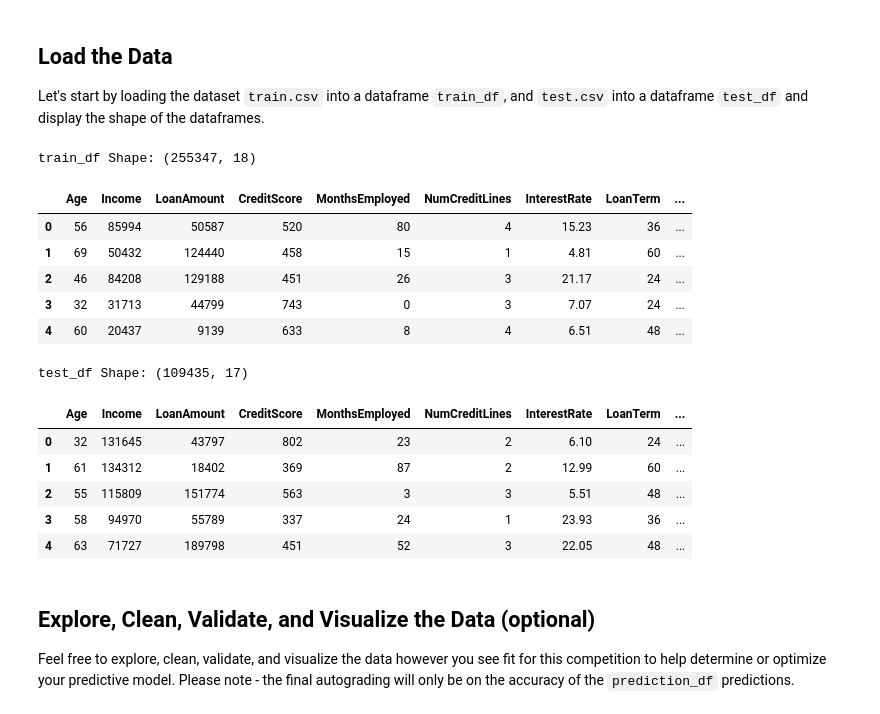
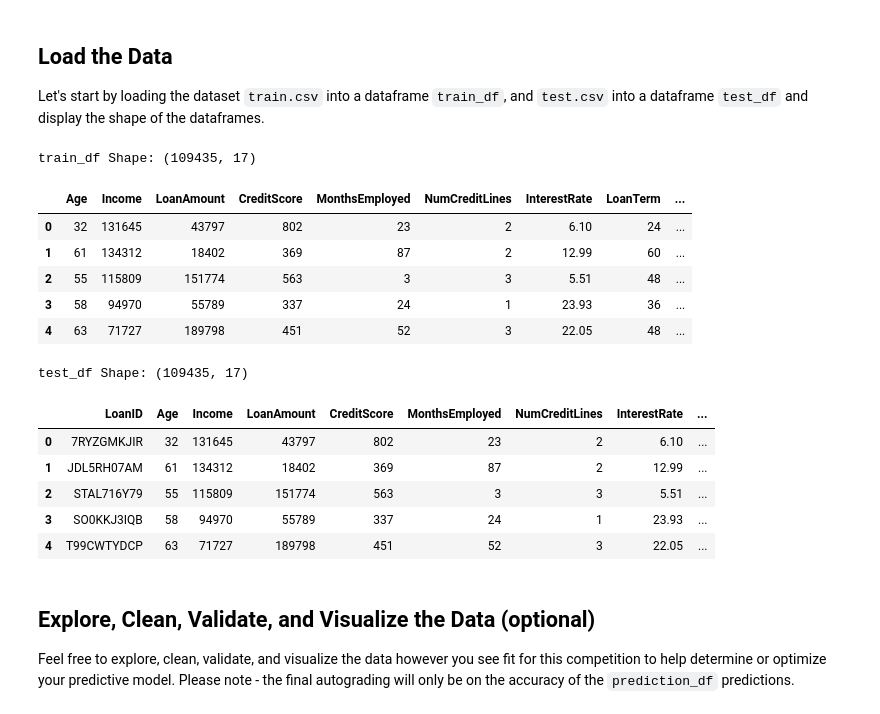
Before and after one commit to Jasman123/Data_Science_Challange, a Jupyter notebook: LoanDefaultPrediction.ipynb, the cells around one changed output. Drawn from its saved outputs; the diff is of its cells as text; code cells hidden in the pictures.

```diff
--- a/LoanDefaultPrediction.ipynb
+++ b/LoanDefaultPrediction.ipynb
@@ -121,31 +121,30 @@ Let's start by loading the dataset `train.csv` into a dataframe `train_df`, and
 test_path = "https://raw.githubusercontent.com/Jasman123/Data_Science_Challange/main/test.csv"
 train_path = "https://raw.githubusercontent.com/Jasman123/Data_Science_Challange/main/train.csv"
 # %%
-train_df = pd.read_csv(train_path)
+train_df = pd.read_csv(test_path)
 print('train_df Shape:', train_df.shape)
 train_df= train_df.drop(['LoanID'], axis=1)
 train_df.head()
 # %% [output]
-train_df Shape: (255347, 18)
+train_df Shape: (109435, 17)
 |  | Age | Income | LoanAmount | CreditScore | MonthsEmployed | NumCreditLines | InterestRate | LoanTerm | ... |
-| 0 | 56 | 85994 | 50587 | 520 | 80 | 4 | 15.23 | 36 | ... |
-| 1 | 69 | 50432 | 124440 | 458 | 15 | 1 | 4.81 | 60 | ... |
-| 2 | 46 | 84208 | 129188 | 451 | 26 | 3 | 21.17 | 24 | ... |
-| 3 | 32 | 31713 | 44799 | 743 | 0 | 3 | 7.07 | 24 | ... |
-| 4 | 60 | 20437 | 9139 | 633 | 8 | 4 | 6.51 | 48 | ... |
+| 0 | 32 | 131645 | 43797 | 802 | 23 | 2 | 6.10 | 24 | ... |
+| 1 | 61 | 134312 | 18402 | 369 | 87 | 2 | 12.99 | 60 | ... |
+| 2 | 55 | 115809 | 151774 | 563 | 3 | 3 | 5.51 | 48 | ... |
+| 3 | 58 | 94970 | 55789 | 337 | 24 | 1 | 23.93 | 36 | ... |
+| 4 | 63 | 71727 | 189798 | 451 | 52 | 3 | 22.05 | 48 | ... |
 # %%
 test_df = pd.read_csv(test_path)
 print('test_df Shape:', test_df.shape)
-test_df = test_df.drop(['LoanID'], axis=1)
 test_df.head()
 # %% [output]
 test_df Shape: (109435, 17)
-|  | Age | Income | LoanAmount | CreditScore | MonthsEmployed | NumCreditLines | InterestRate | LoanTerm | ... |
-| 0 | 32 | 131645 | 43797 | 802 | 23 | 2 | 6.10 | 24 | ... |
-| 1 | 61 | 134312 | 18402 | 369 | 87 | 2 | 12.99 | 60 | ... |
-| 2 | 55 | 115809 | 151774 | 563 | 3 | 3 | 5.51 | 48 | ... |
-| 3 | 58 | 94970 | 55789 | 337 | 24 | 1 | 23.93 | 36 | ... |
-| 4 | 63 | 71727 | 189798 | 451 | 52 | 3 | 22.05 | 48 | ... |
+|  | LoanID | Age | Income | LoanAmount | CreditScore | MonthsEmployed | NumCreditLines | InterestRate | ... |
+| 0 | 7RYZGMKJIR | 32 | 131645 | 43797 | 802 | 23 | 2 | 6.10 | ... |
+| 1 | JDL5RH07AM | 61 | 134312 | 18402 | 369 | 87 | 2 | 12.99 | ... |
+| 2 | STAL716Y79 | 55 | 115809 | 151774 | 563 | 3 | 3 | 5.51 | ... |
+| 3 | SO0KKJ3IQB | 58 | 94970 | 55789 | 337 | 24 | 1 | 23.93 | ... |
+| 4 | T99CWTYDCP | 63 | 71727 | 189798 | 451 | 52 | 3 | 22.05 | ... |
 # %% [markdown]
 ## Explore, Clean, Validate, and Visualize the Data (optional)
 
```
Also changed, not shown: parts of 46 cells of this notebook.
